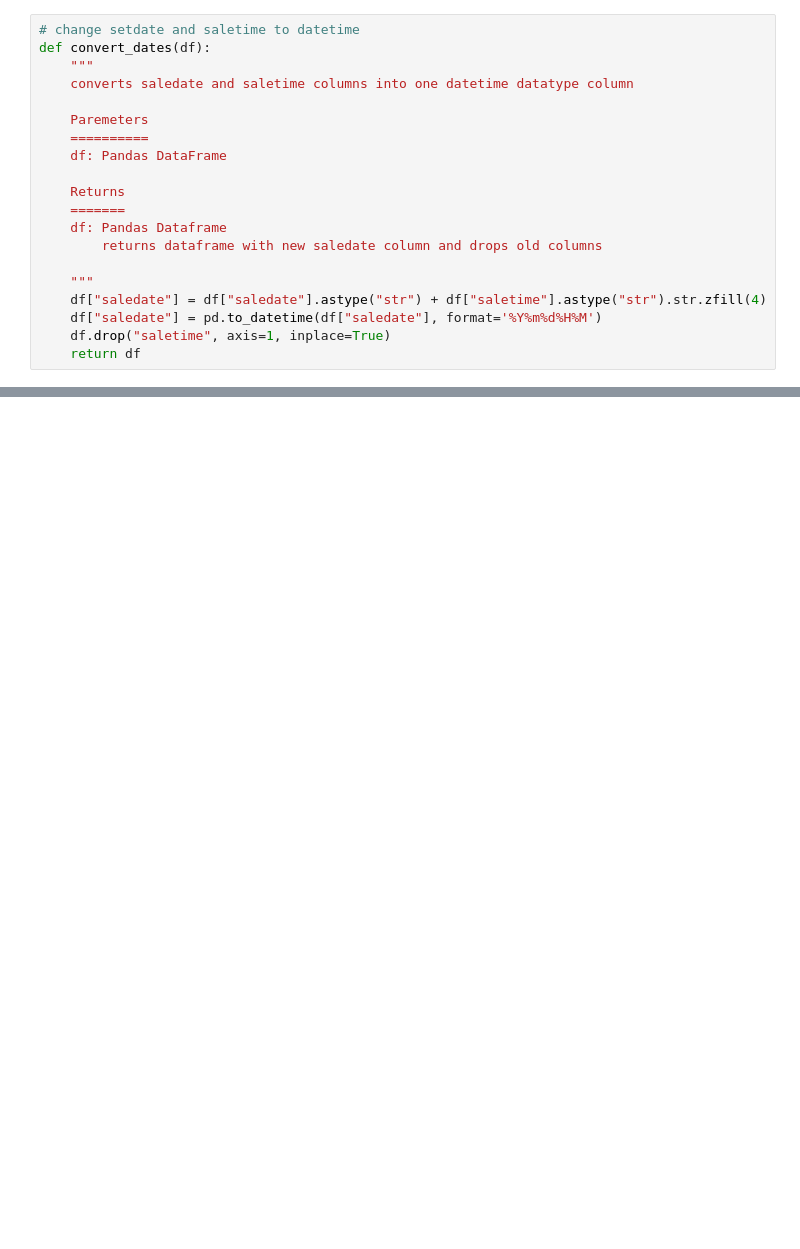
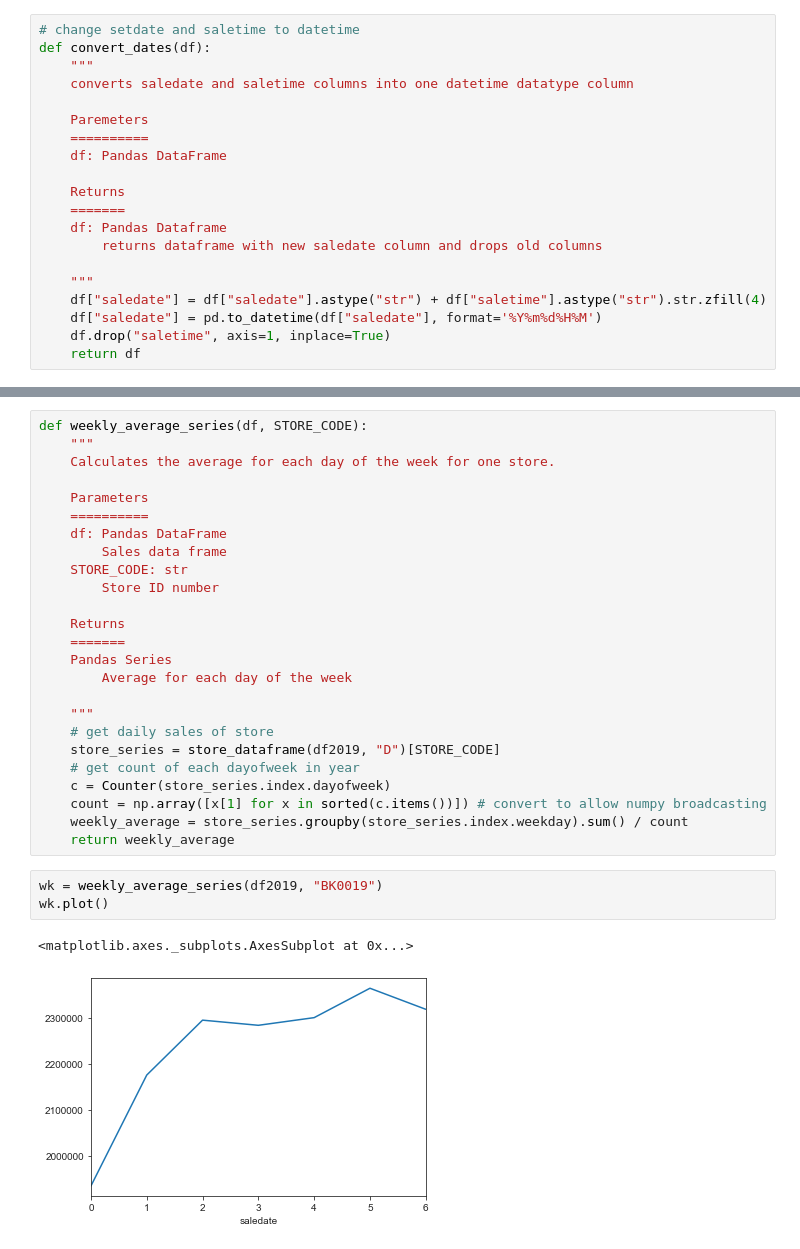
Before and after one commit to chul0717/capstone2, a Jupyter notebook: src/notebook.ipynb, the cells around one changed output, grey strips where cells are left out. Drawn from its saved outputs; the diff is of its cells as text; blank space fills up the shorter version.

```diff
--- a/src/notebook.ipynb
+++ b/src/notebook.ipynb
@@ -130,0 +157,31 @@ test.head()
+# %%
+def weekly_average_series(df, STORE_CODE):
+    """
+    Calculates the average for each day of the week for one store.
+
+    Parameters
+    ==========
+    df: Pandas DataFrame
+        Sales data frame
+    STORE_CODE: str
+        Store ID number
+
+    Returns
+    =======
+    Pandas Series
+        Average for each day of the week
+
+    """
+    # get daily sales of store
+    store_series = store_dataframe(df2019, "D")[STORE_CODE]
+    # get count of each dayofweek in year
+    c = Counter(store_series.index.dayofweek)
+    count = np.array([x[1] for x in sorted(c.items())]) # convert to allow numpy broadcasting
+    weekly_average = store_series.groupby(store_series.index.weekday).sum() / count
+    return weekly_average
+# %%
+wk = weekly_average_series(df2019, "BK0019")
+wk.plot()
+# %% [output]
+<matplotlib.axes._subplots.AxesSubplot at 0x...>
+[figure, added]
```
Also changed, not shown: parts of 18 cells of this notebook.
